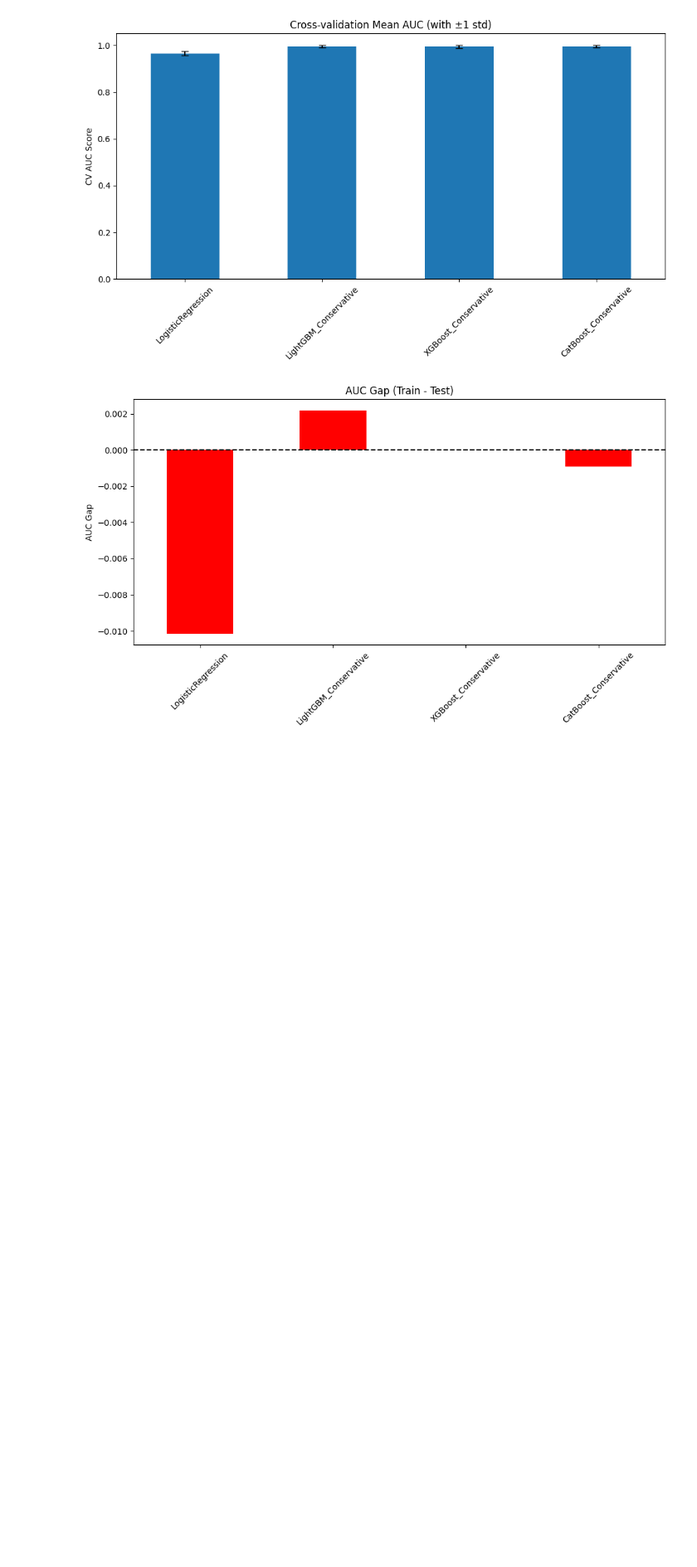
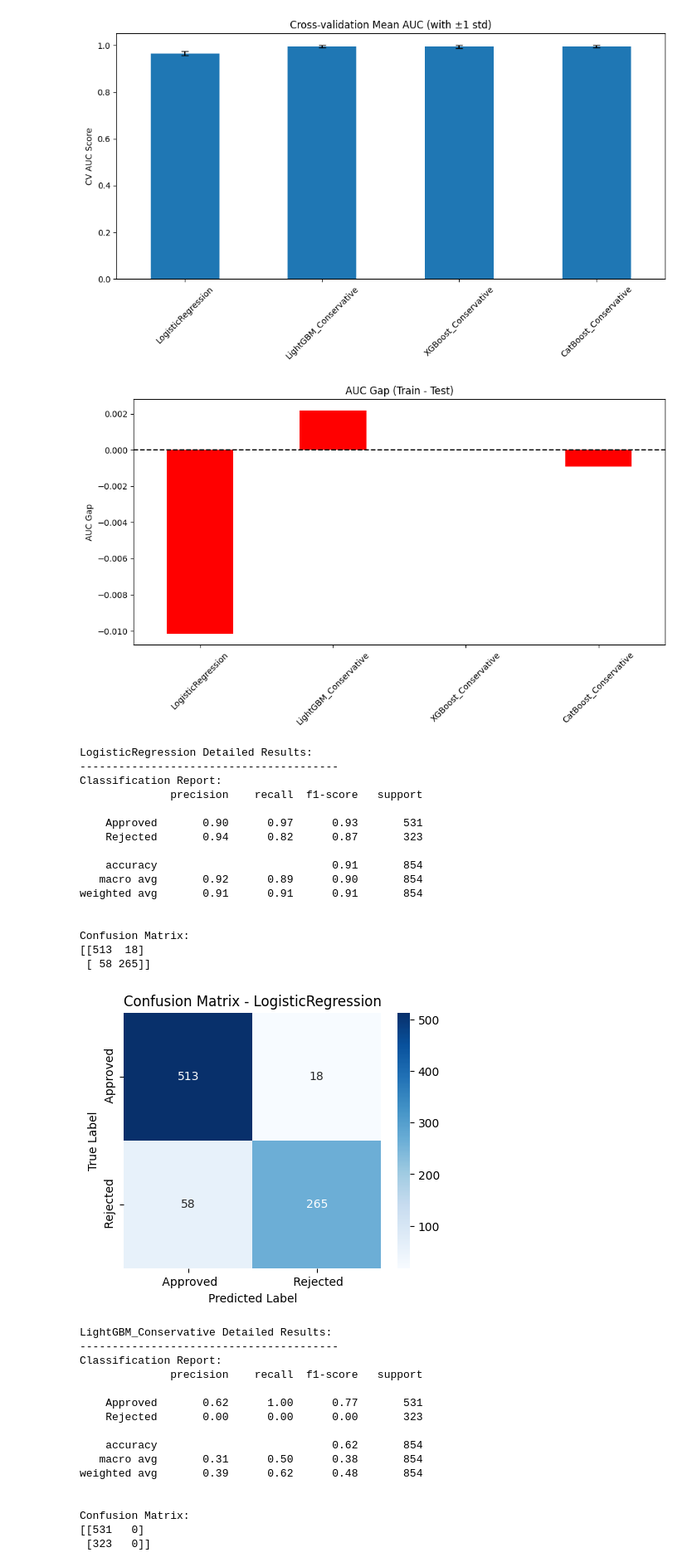
Before and after one commit to MaryamAli-2020/Data-Mining-Experiments, a Jupyter notebook: experiment1.ipynb, the cells around one changed output. Shown at 83% size. Cells and saved outputs as stored; diff of their text form; code cells hidden in the pictures; blank space fills up the shorter version.

```diff
--- a/experiment1.ipynb
+++ b/experiment1.ipynb
@@ -470,3 +481,67 @@ Model Performance Summary:
 [figure]
 [figure]
 [figure]
+# %%
+# Detailed evaluation for each model
+for name, result in results.items():
+    print(f"\n{name} Detailed Results:")
+    print("-" * 40)
+
+    preds = result['predictions']
+    true_labels = y_test
+
+    # ---- Classification Report ----
+    print("Classification Report:")
+    print(classification_report(
+        true_labels, preds,
+        target_names=[str(cls) for cls in le_target.classes_]
+    ))
+
+    # ---- Confusion Matrix ----
+    cm = confusion_matrix(true_labels, preds)
+    print("\nConfusion Matrix:")
+    print(cm)
+
+    # Plot Confusion Matrix (Heatmap)
+    plt.figure(figsize=(5,4))
+    sns.heatmap(cm, annot=True, fmt='d', cmap="Blues",
+                xticklabels=le_target.classes_,
+                yticklabels=le_target.classes_)
+    plt.title(f"Confusion Matrix - {name}")
+    plt.ylabel("True Label")
+    plt.xlabel("Predicted Label")
+    plt.show()
+# %% [output]
+LogisticRegression Detailed Results:
+----------------------------------------
+Classification Report:
+              precision    recall  f1-score   support
+
+    Approved       0.90      0.97      0.93       531
+    Rejected       0.94      0.82      0.87       323
+
+    accuracy                           0.91       854
+   macro avg       0.92      0.89      0.90       854
+weighted avg       0.91      0.91      0.91       854
+
+
+Confusion Matrix:
+[[513  18]
+ [ 58 265]]
+[figure, added]
+LightGBM_Conservative Detailed Results:
+----------------------------------------
+Classification Report:
+              precision    recall  f1-score   support
+
+    Approved       0.62      1.00      0.77       531
+    Rejected       0.00      0.00      0.00       323
+
+    accuracy                           0.62       854
+   macro avg       0.31      0.50      0.38       854
+weighted avg       0.39      0.62      0.48       854
+
+
+Confusion Matrix:
+[[531   0]
+ [323   0]]
```
Also changed, not shown: parts of 4 cells of this notebook.
